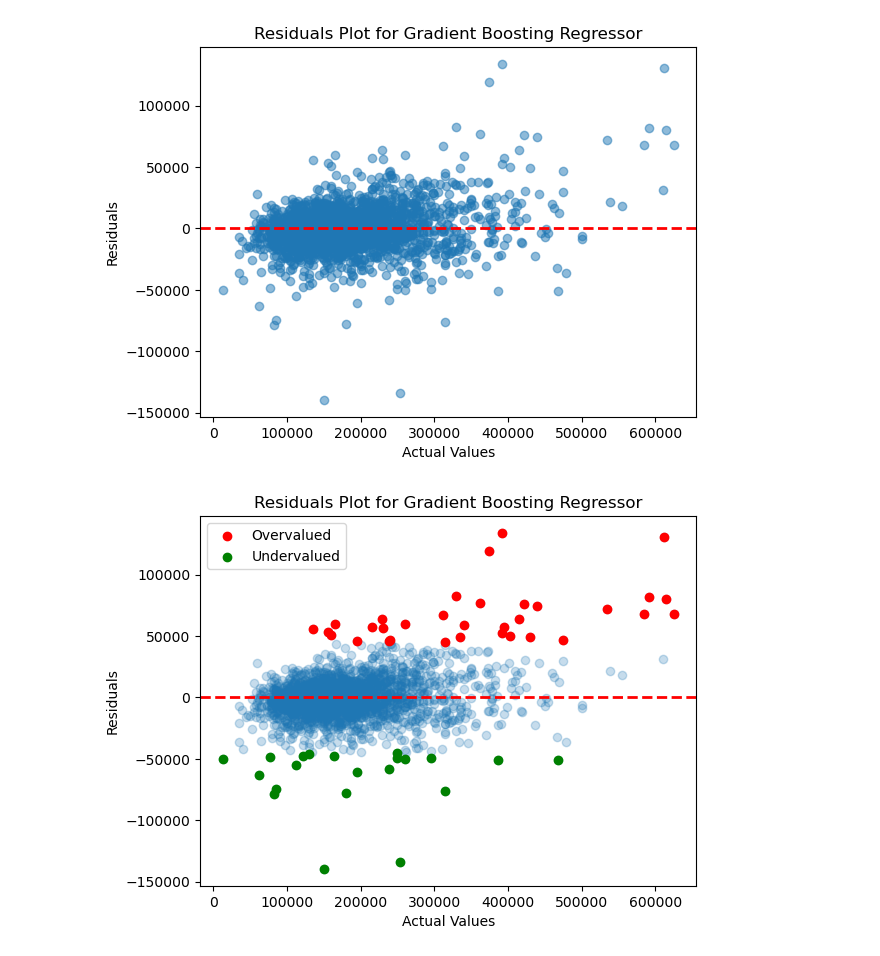
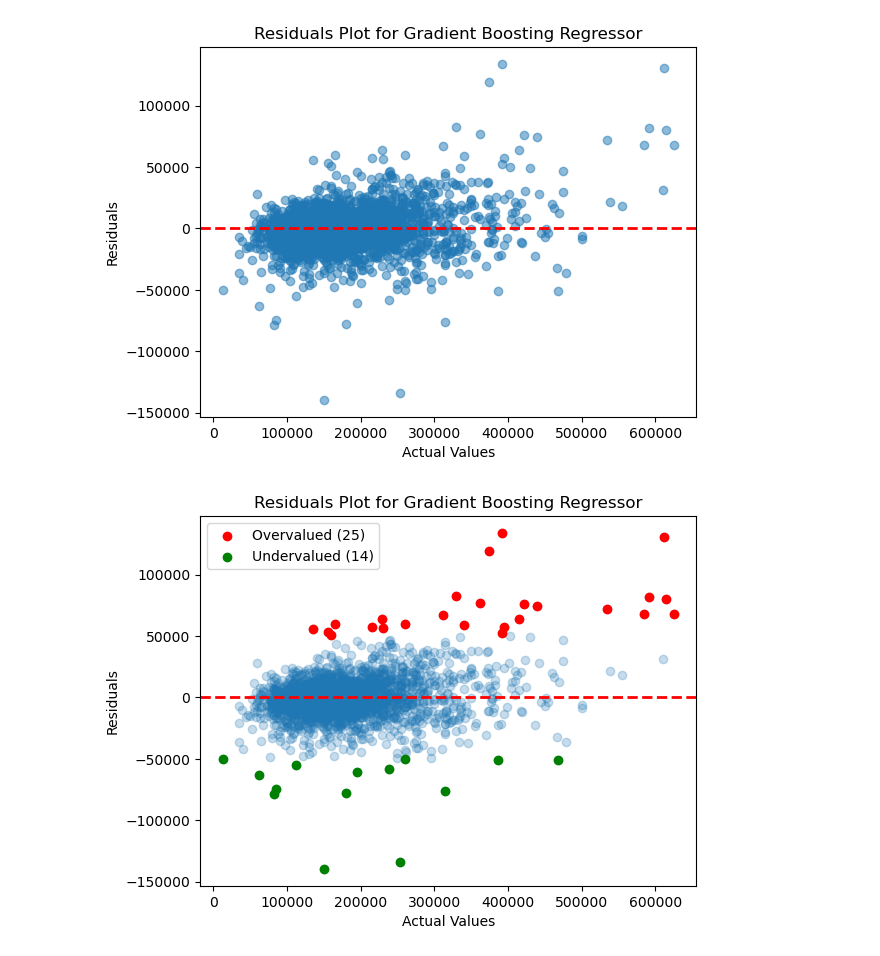
Before and after one commit to nherman3/NYCDSA_ML_Project, a Jupyter notebook: _ML_Project-TEST.ipynb, the cells around one changed output. Cells and saved outputs as stored; diff of their text form; code cells hidden in the pictures.

```diff
--- a/_ML_Project-TEST.ipynb
+++ b/_ML_Project-TEST.ipynb
@@ -2737,18 +2737,20 @@ plt.show()
 # %% [output]
 [figure]
 # %%
-upper_threshold = 45000
-lower_threshold = -45000
+upper_threshold = 50000
+lower_threshold = -50000
 above_upper_threshold = residuals > upper_threshold
 below_lower_threshold = residuals < lower_threshold
+Overvalued = above_upper_threshold.value_counts()[1]
+Undervalued = below_lower_threshold.value_counts()[1]
 plt.scatter(y, residuals, alpha=0.25)
-plt.scatter(y[above_upper_threshold], residuals[above_upper_threshold], c='red', label='Overvalued')
-plt.scatter(y[below_lower_threshold], residuals[below_lower_threshold], c='green', label='Undervalued')
+plt.scatter(y[above_upper_threshold], residuals[above_upper_threshold], c='red', label=f'Overvalued ({Overvalued})')
+plt.scatter(y[below_lower_threshold], residuals[below_lower_threshold], c='green', label=f'Undervalued ({Undervalued})')
 plt.legend()
 plt.axhline(y=0, color='red', linestyle='--', linewidth=2)
 plt.xlabel("Actual Values")
 plt.ylabel("Residuals")
 plt.title("Residuals Plot for Gradient Boosting Regressor")
 plt.show()
 # %% [output]
-[figure, old version]
+[figure, new version]
```
Also changed, not shown: parts of 6 cells of this notebook.
